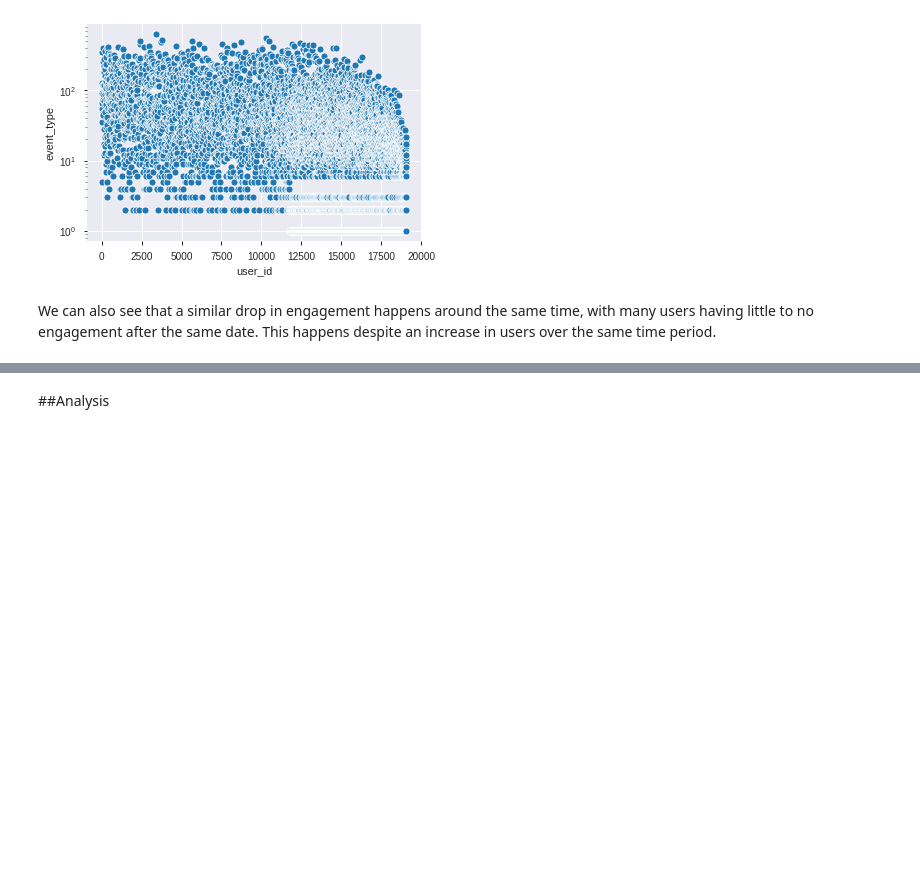
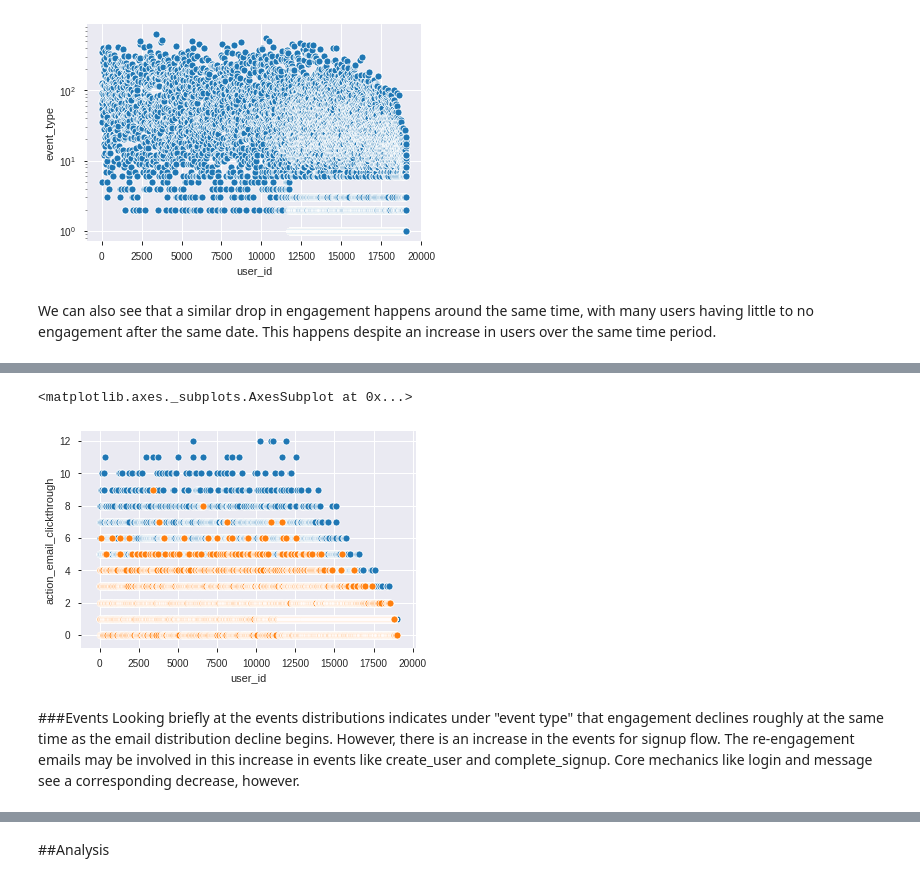
Before and after one commit to senorred/IDS-Data-Challenges, a Jupyter notebook: Norred_Liz_Cliff.ipynb, the cells around one changed output, grey strips where cells are left out. Cells and saved outputs as stored; diff of their text form; code cells hidden in the pictures; blank space fills up the shorter version.

```diff
--- a/Norred_Liz_Cliff.ipynb
+++ b/Norred_Liz_Cliff.ipynb
@@ -108,0 +119,9 @@ We can also see that a similar drop in engagement happens around the same time,
+# %%
+sns.scatterplot(x= data.index, y=data['action_email_open'])
+sns.scatterplot(x= data.index, y=data['action_email_clickthrough'])
+# %% [output]
+<matplotlib.axes._subplots.AxesSubplot at 0x...>
+[figure, added]
+# %% [markdown]
+###Events
+Looking briefly at the events distributions indicates under "event type" that engagement declines roughly at the same time as the email distribution decline begins. However, there is an increase in the events for signup flow. The re-engagement emails may be involved in this increase in events like create_user and complete_signup. Core mechanics like login and message see a corresponding decrease, however.
```
Also changed, not shown: parts of 15 cells of this notebook.
